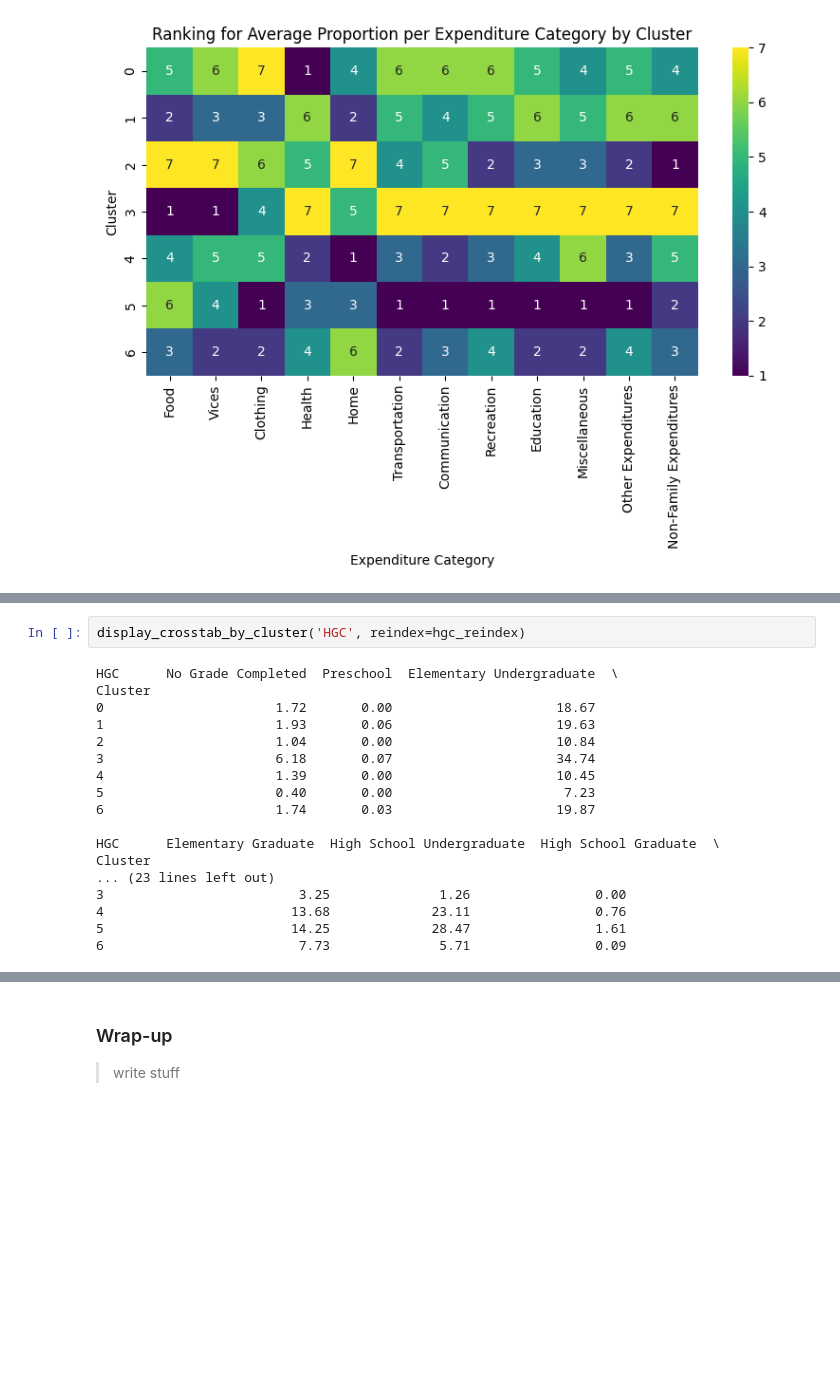
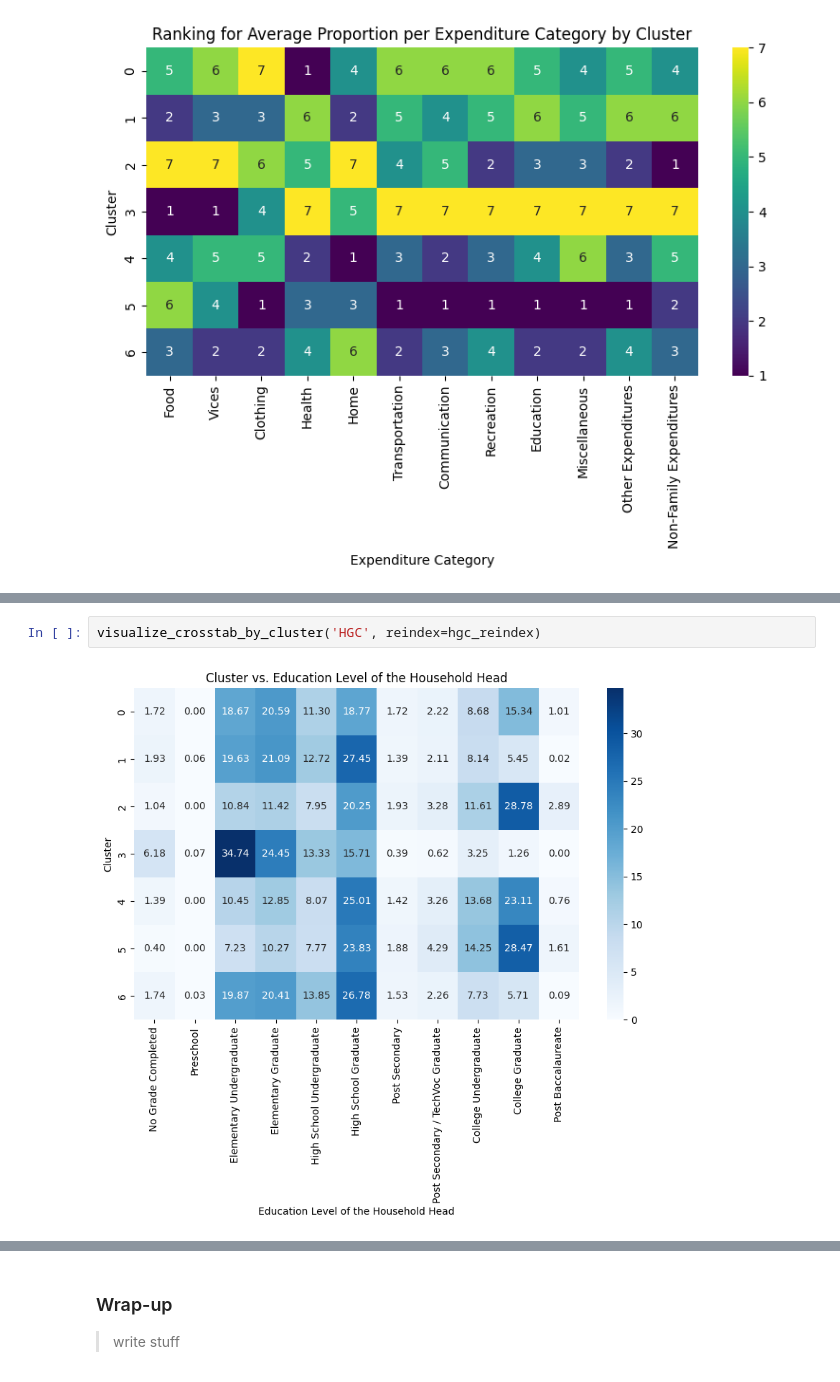
Before and after one commit to qu1r0ra/psa-dataset-analysis, a Jupyter notebook: fie-analysis.ipynb, the cells around one changed output, grey strips where cells are left out. Cells and saved outputs as stored; diff of their text form; blank space fills up the shorter version.

```diff
--- a/fie-analysis.ipynb
+++ b/fie-analysis.ipynb
@@ -1712,20 +1740,4 @@ Cluster
 # %%
-display_crosstab_by_cluster('HGC', reindex=hgc_reindex)
+visualize_crosstab_by_cluster('HGC', reindex=hgc_reindex)
 # %% [output]
-HGC      No Grade Completed  Preschool  Elementary Undergraduate  \
-Cluster
-0                      1.72       0.00                     18.67
-1                      1.93       0.06                     19.63
-2                      1.04       0.00                     10.84
-3                      6.18       0.07                     34.74
-4                      1.39       0.00                     10.45
-5                      0.40       0.00                      7.23
-6                      1.74       0.03                     19.87
-
-HGC      Elementary Graduate  High School Undergraduate  High School Graduate  \
-Cluster
-... (23 lines left out)
-3                         3.25              1.26                0.00
-4                        13.68             23.11                0.76
-5                        14.25             28.47                1.61
-6                         7.73              5.71                0.09
+[figure, added]
```
Also changed, not shown: parts of 31 cells of this notebook.
